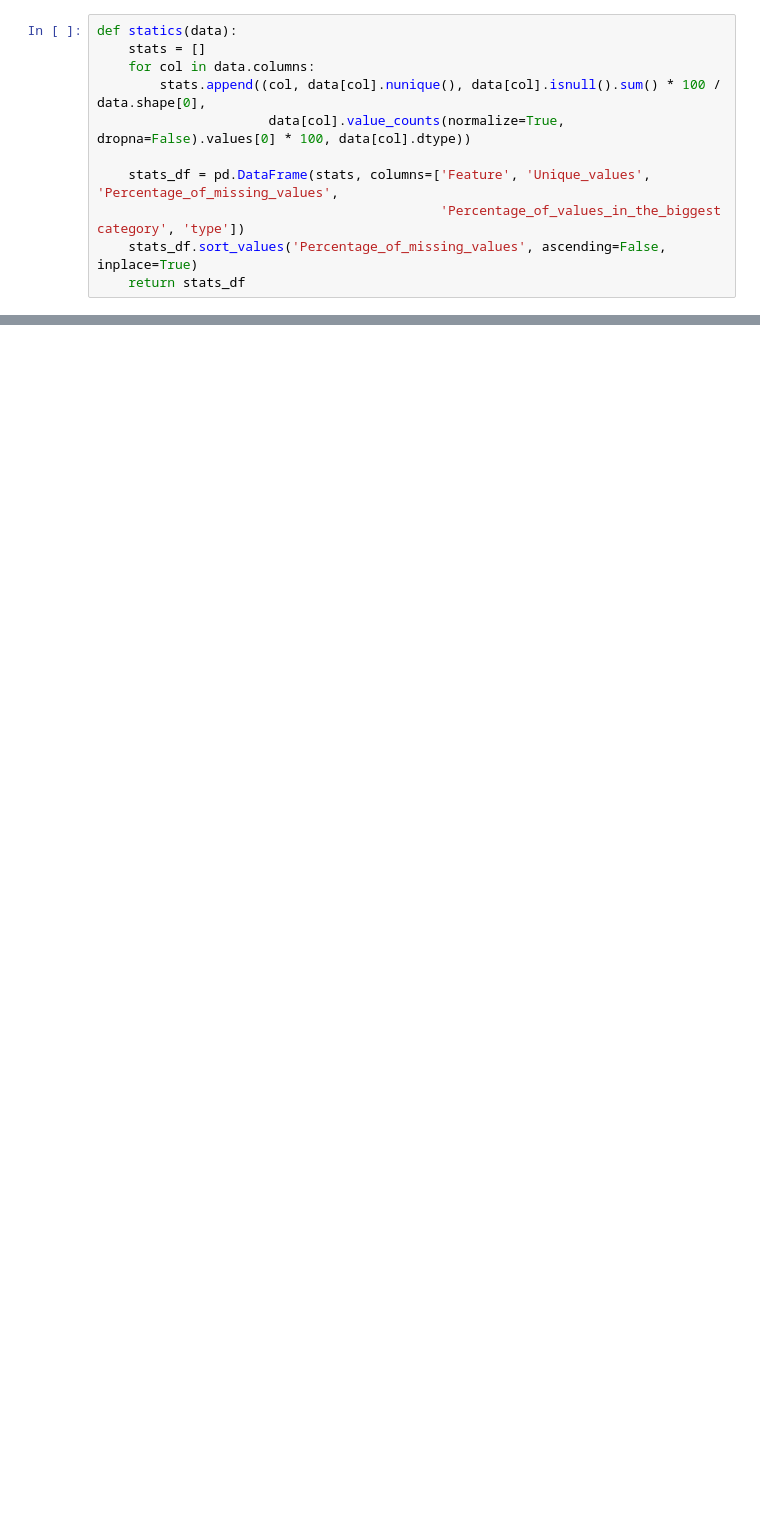
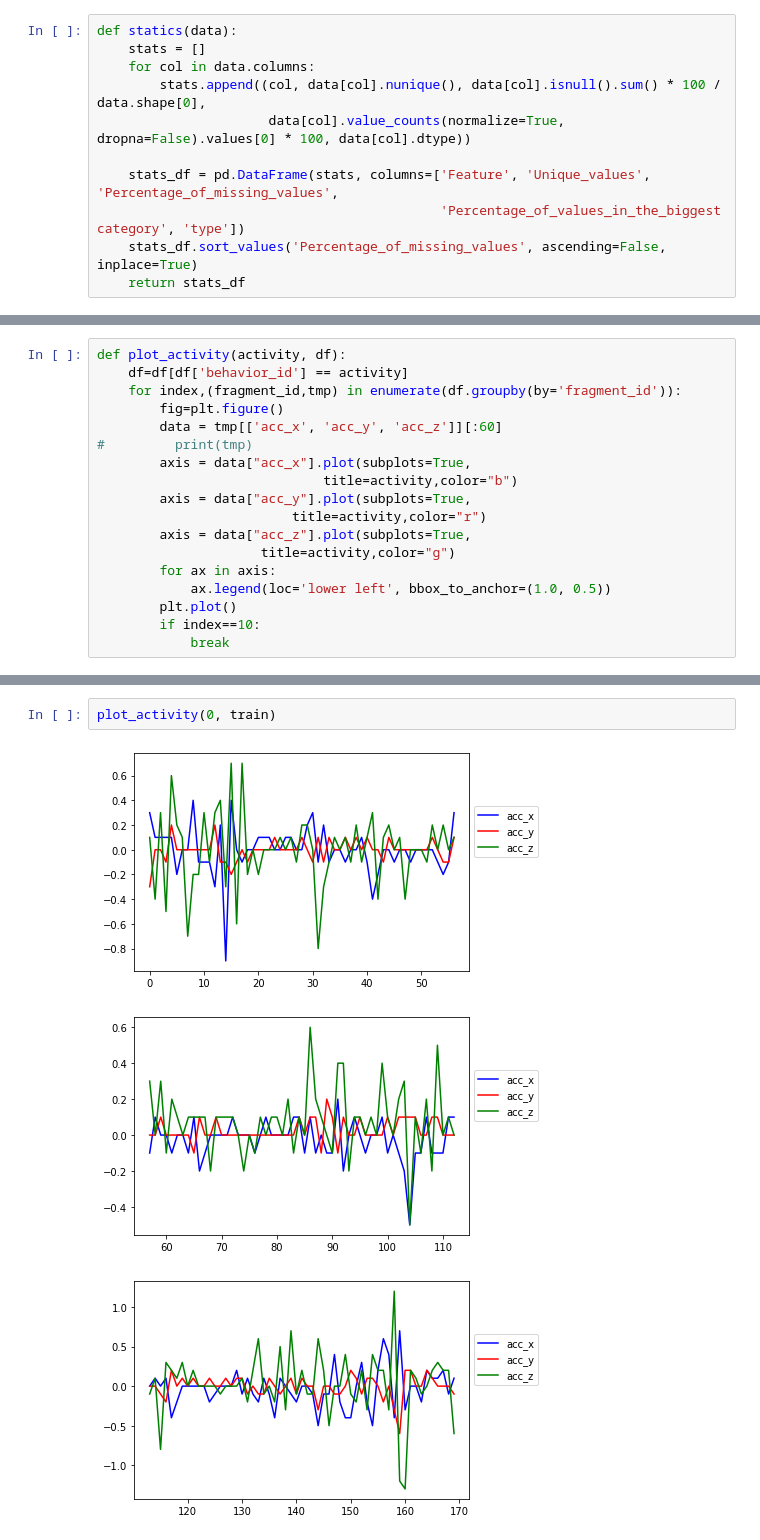
Before and after one commit to BruceDGit/Cellphone-Behavior, a Jupyter notebook: EDA.ipynb, the cells around one changed output, grey strips where cells are left out. Saved outputs shown, nothing was run; the diff lists cells and outputs as text; blank space fills up the shorter version.

```diff
--- a/EDA.ipynb
+++ b/EDA.ipynb
@@ -82,0 +102,18 @@ train_stats_df
+# %%
+def plot_activity(activity, df):
+    df=df[df['behavior_id'] == activity]
+    for index,(fragment_id,tmp) in enumerate(df.groupby(by='fragment_id')):
+        fig=plt.figure()
+        data = tmp[['acc_x', 'acc_y', 'acc_z']][:60]
+#         print(tmp)
+        axis = data["acc_x"].plot(subplots=True,
+                             title=activity,color="b")
+        axis = data["acc_y"].plot(subplots=True,
+                         title=activity,color="r")
+        axis = data["acc_z"].plot(subplots=True,
+                     title=activity,color="g")
+        for ax in axis:
+            ax.legend(loc='lower left', bbox_to_anchor=(1.0, 0.5))
+        plt.plot()
+        if index==10:
+            break
@@ -82,0 +122,6 @@ train_stats_df
+# %%
+plot_activity(0, train)
+# %% [output]
+[figure, added]
+[figure, added]
+[figure, added]
```
Also changed, not shown: parts of 30 cells of this notebook.
